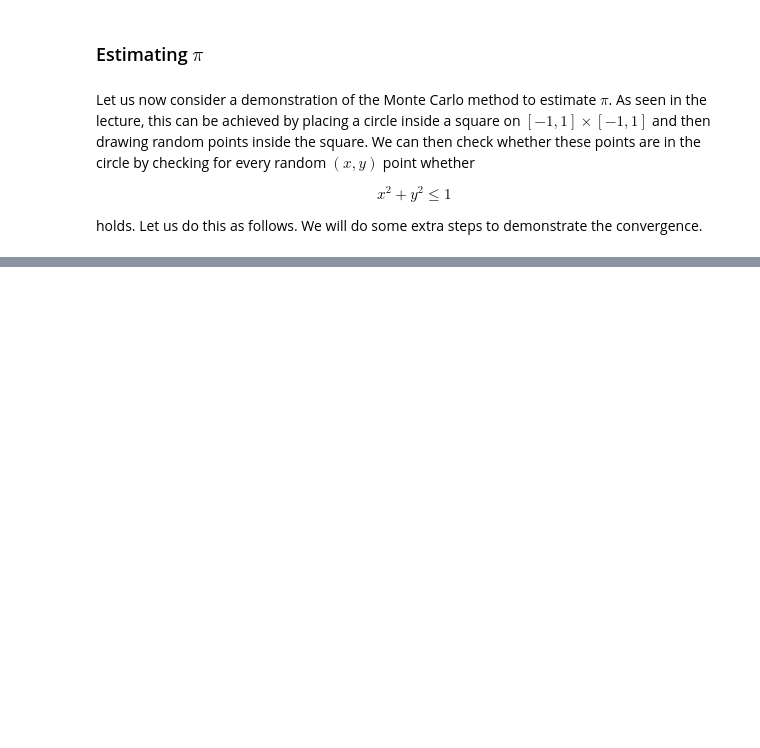
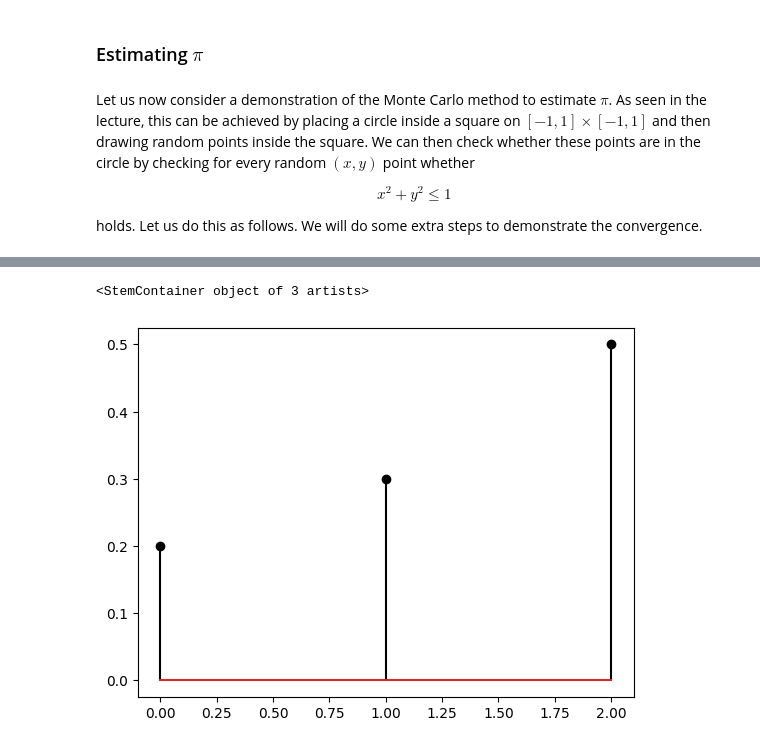
Before and after one commit to odakyildiz/stochastic-simulation, a Jupyter notebook: _sources/chapter-1/chapter-1.ipynb, the cells around one changed output, grey strips where cells are left out. Saved outputs shown, nothing was run; the diff lists cells and outputs as text; code cells hidden in the pictures; blank space fills up the shorter version.

```diff
--- a/_sources/chapter-1/chapter-1.ipynb
+++ b/_sources/chapter-1/chapter-1.ipynb
@@ -91,0 +110,9 @@ plt.show()
+# %%
+rng = np.random.default_rng(42)
+s = [0, 1, 2]
+p = [0.2, 0.3, 0.5]
+
+plt.stem(s, p, markerfmt='ko', linefmt='k')
+# %% [output]
+<StemContainer object of 3 artists>
+[figure, added]
```
Also changed, not shown: parts of 7 cells of this notebook, 44 other files.
